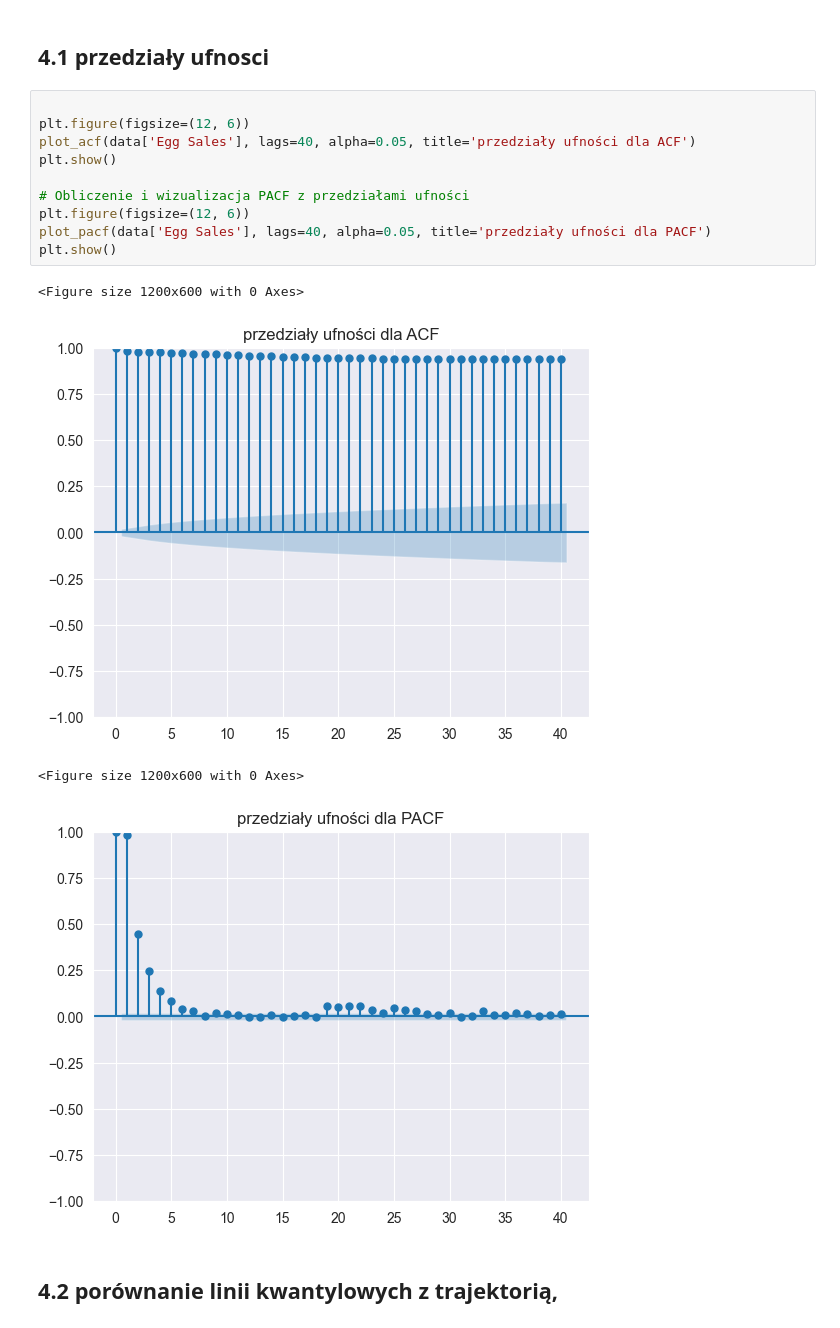
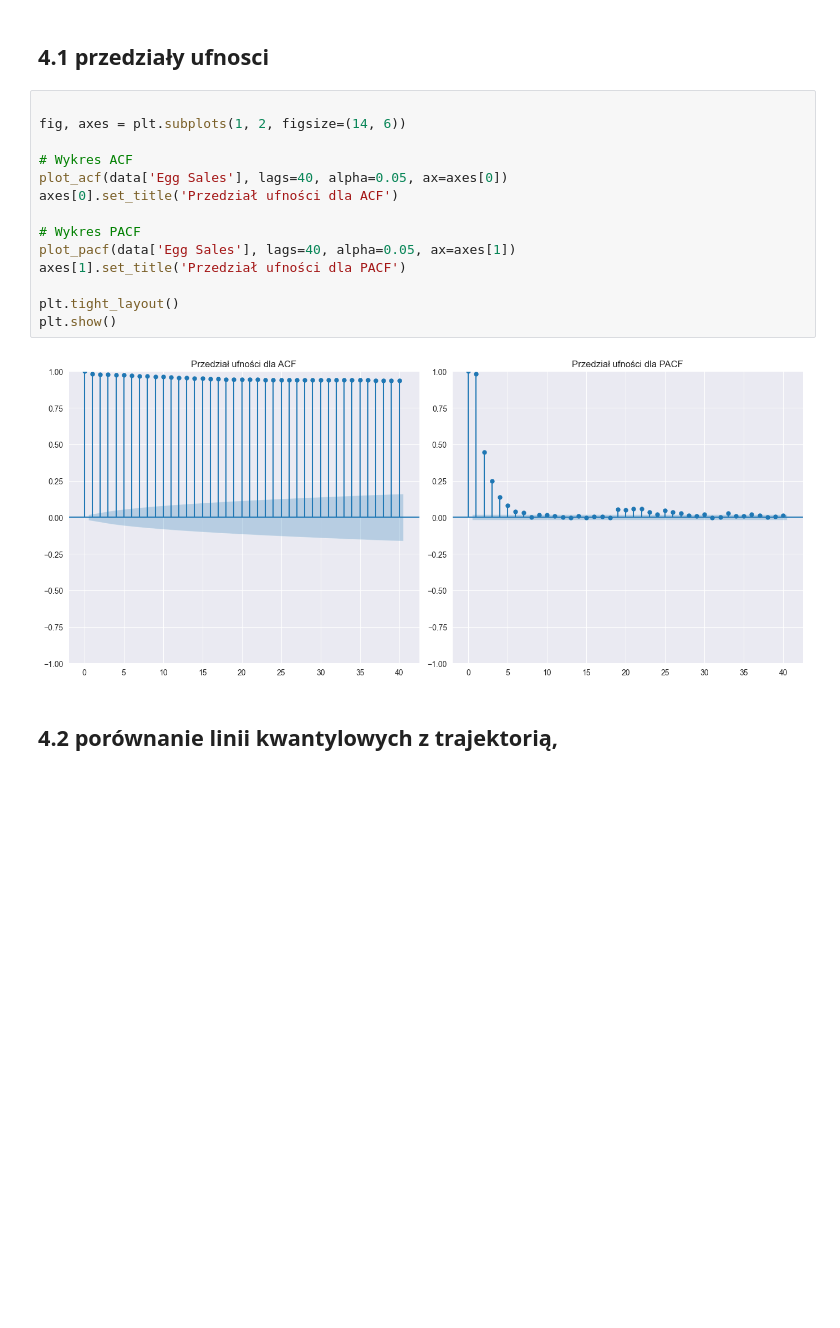
Before and after one commit to AmeliaBieda/Egg_Sales, a Jupyter notebook: raport.ipynb, the cells around one changed output. Cells and saved outputs as stored; diff of their text form; blank space fills up the shorter version.

```diff
--- a/raport.ipynb
+++ b/raport.ipynb
@@ -422,19 +421,20 @@ NameError: name 'pm' is not defined
 ## 4.1 przedziały ufnosci
 # %%
 
-plt.figure(figsize=(12, 6))
-plot_acf(data['Egg Sales'], lags=40, alpha=0.05, title='przedziały ufności dla ACF')
+fig, axes = plt.subplots(1, 2, figsize=(14, 6))
+
+# Wykres ACF
+plot_acf(data['Egg Sales'], lags=40, alpha=0.05, ax=axes[0])
+axes[0].set_title('Przedział ufności dla ACF')
+
+# Wykres PACF
+plot_pacf(data['Egg Sales'], lags=40, alpha=0.05, ax=axes[1])
+axes[1].set_title('Przedział ufności dla PACF')
+
+plt.tight_layout()
 plt.show()
-
-# Obliczenie i wizualizacja PACF z przedziałami ufności
-plt.figure(figsize=(12, 6))
-plot_pacf(data['Egg Sales'], lags=40, alpha=0.05, title='przedziały ufności dla PACF')
-plt.show()
 # %% [output]
-<Figure size 1200x600 with 0 Axes>
-[figure, old version]
+[figure, new version]
-<Figure size 1200x600 with 0 Axes>
-[figure, removed]
 # %% [markdown]
 ## 4.2 porównanie linii kwantylowych z trajektorią,
 # %%
```
Also changed, not shown: parts of 3 cells of this notebook.
